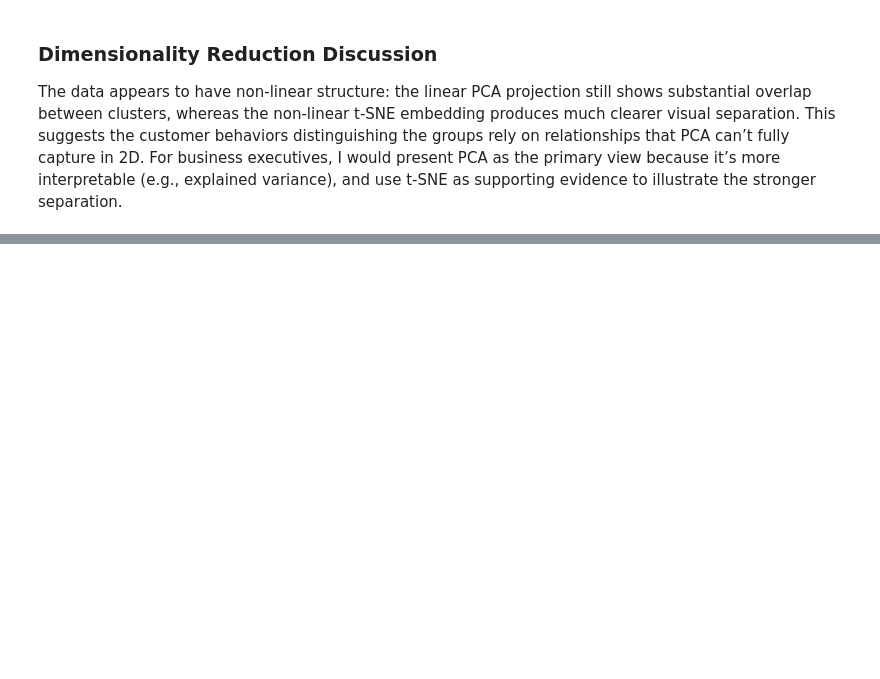
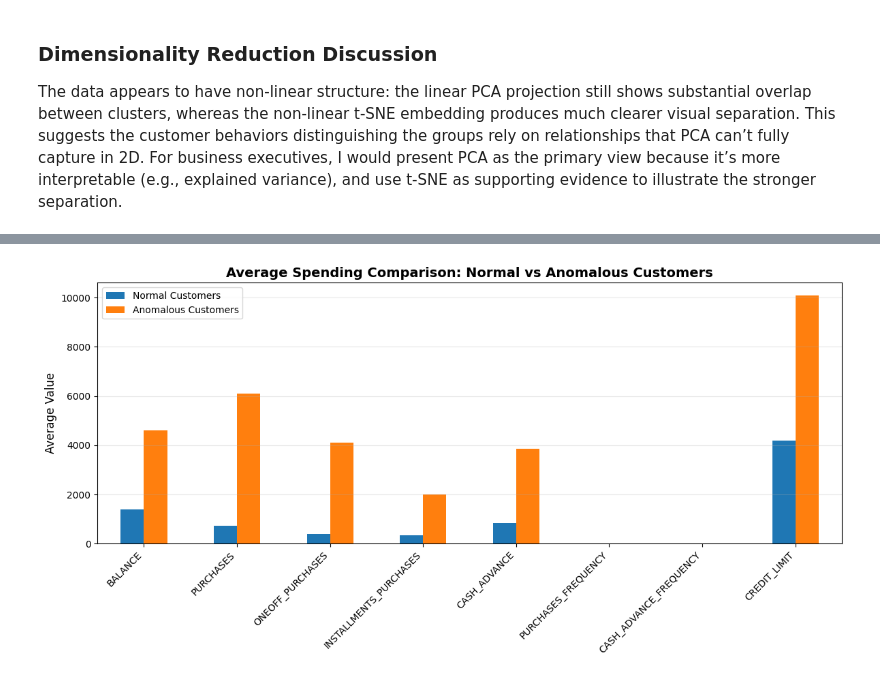
Before and after one commit to hyeonukim/COMP9130, a Jupyter notebook: mini-project-3/notebooks/analysis.ipynb, the cells around one changed output, grey strips where cells are left out. Cells and saved outputs as stored; diff of their text form; code cells hidden in the pictures; blank space fills up the shorter version.

```diff
--- a/mini-project-3/notebooks/analysis.ipynb
+++ b/mini-project-3/notebooks/analysis.ipynb
@@ -331,0 +500,19 @@ The data appears to have non-linear structure: the linear PCA projection still s
+# %%
+comparison[['Normal Customers', 'Anomalous Customers']].plot(
+    kind='bar',
+    figsize=(12, 6)
+)
+
+plt.title(
+    'Average Spending Comparison: Normal vs Anomalous Customers',
+    fontsize=14,
+    fontweight='bold'
+)
+plt.ylabel('Average Value', fontsize=12)
+plt.xticks(rotation=45, ha='right')
+plt.legend()
+plt.grid(True, alpha=0.3, axis='y')
+plt.tight_layout()
+plt.show()
+# %% [output]
+[figure, added]
```
Also changed, not shown: parts of 14 cells of this notebook.
